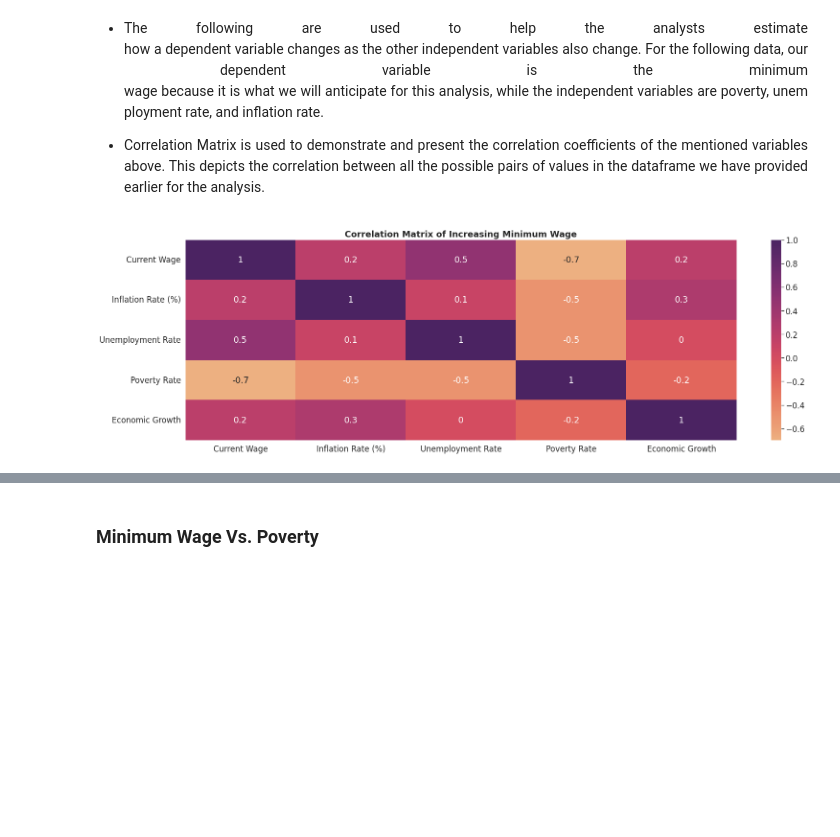
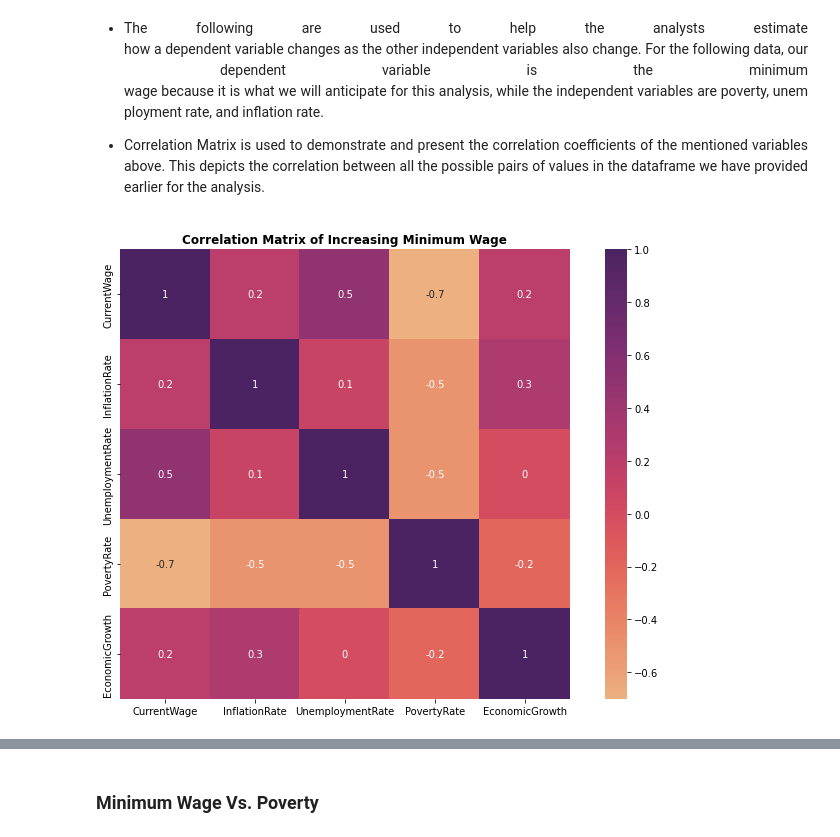
Before and after one commit to kryzlerahne/IT3205_FilipinoDataAlliance, a Jupyter notebook: Codes/The_Future_Pay_Visualizations.ipynb, the cells around one changed output, grey strips where cells are left out. Cells and saved outputs as stored; diff of their text form; code cells hidden in the pictures; blank space fills up the shorter version.

```diff
--- a/Codes/The_Future_Pay_Visualizations.ipynb
+++ b/Codes/The_Future_Pay_Visualizations.ipynb
@@ -580,7 +580,7 @@ According to the Philippine Statistics Authority (PSA) in July 2018, food expend
 * <p align=justify> The following data has been subjected to data analysis techniques and procedures in order to produce a result that can be used to provide interpretations and estimate the possible consequences of raising the minimum wage in the Philippines. Here, we also used correlation and covariance to measure the linear relationships of one to the other.
 # %%
 #Dataframe
-url = 'https://raw.githubusercontent.com/kryzlerahne/IT3205_PhilippineDataAlliance/main/Datasets/Minimum%20Wage%20and%20Variables%20TRY.csv'
+url = 'https://raw.githubusercontent.com/kryzlerahne/IT3205_PhilippineDataAlliance/main/Datasets/Minimum%20Wage%20and%20its%20Variables.csv'
 df = pd.read_csv(url)
 display(df.iloc[0:])
 # %% [output]
@@ -674,13 +681,13 @@ AttributeError: ignored
 # %%
 #changing the size of the entire graph
 f = plt.figure(tight_layout=True)
-f.set_figwidth(23)
+f.set_figwidth(10)
 f.set_figheight(7)
 
 #Correlation and Heatmap Matrix
 corMatrix = df.corr().round(1)
-sns.heatmap(corMatrix, annot=True, cmap="flare")
+sns.heatmap(corMatrix, annot=True, cmap="flare", square=True)
 plt.title("Correlation Matrix of Increasing Minimum Wage", fontweight= "bold")
 plt.show()
 # %% [output]
-[figure, old version]
+[figure, new version]
```
Also changed, not shown: parts of 7 cells of this notebook.
